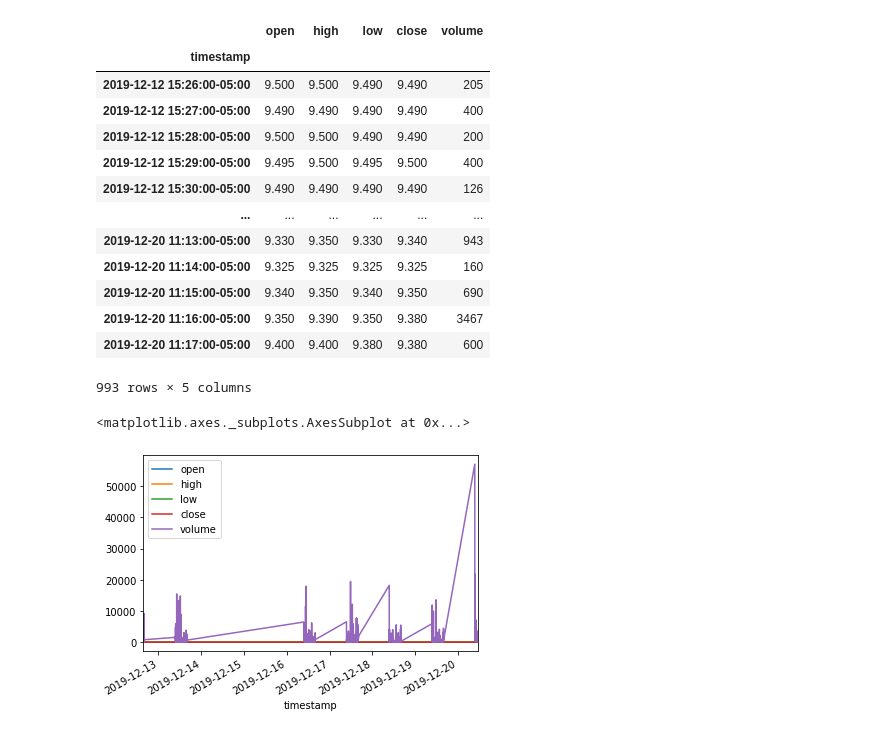
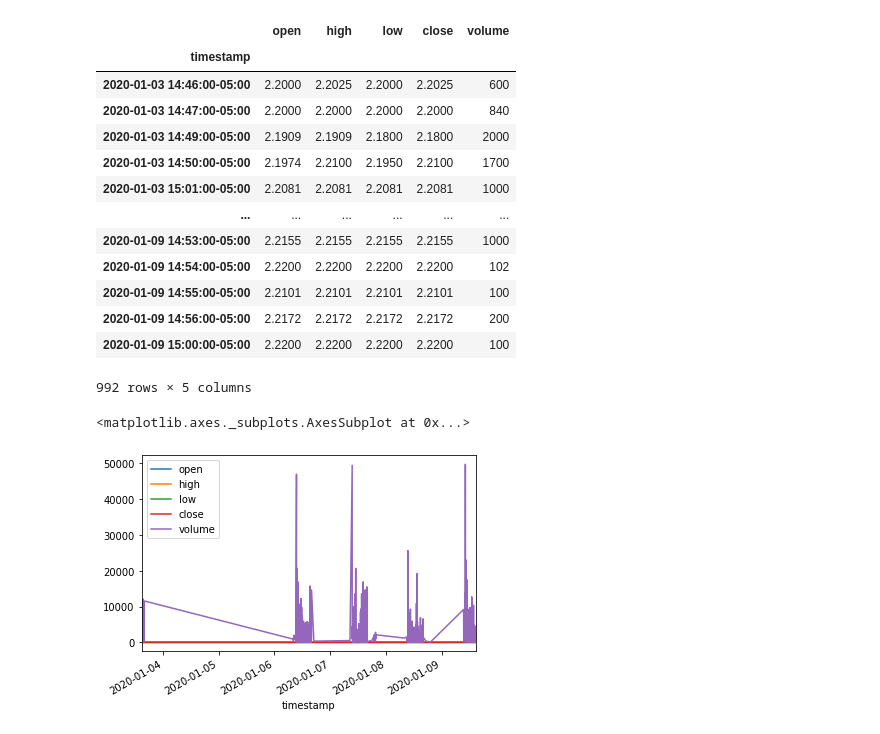
Before and after one commit to amor71/LiuAlgoTrader, a Jupyter notebook: macd buy signal.ipynb, the cells around one changed output. Cells and saved outputs as stored; diff of their text form; code cells hidden in the pictures.

```diff
--- a/macd buy signal.ipynb
+++ b/macd buy signal.ipynb
@@ -20,27 +20,27 @@ api = tradeapi.REST(
 session = requests.session()
 # %%
 minute_history = api.polygon.historic_agg_v2(
-    'OPTN', 1, 'minute', _from = date.today() - timedelta(days=10), to=date.today() + timedelta(days=1), limit=1000).df
+    'NLNK', 1, 'minute', _from = date.today() - timedelta(days=10), to=date.today() + timedelta(days=1), limit=1000).df
 # %%
-minute_history[:993]
+minute_history[:992]
 # %% [output]
 |  | open | high | low | close | volume |
 | timestamp |  |  |  |  |  |
-| 2019-12-12 15:26:00-05:00 | 9.500 | 9.500 | 9.490 | 9.490 | 205 |
-| 2019-12-12 15:27:00-05:00 | 9.490 | 9.490 | 9.490 | 9.490 | 400 |
-| 2019-12-12 15:28:00-05:00 | 9.500 | 9.500 | 9.490 | 9.490 | 200 |
-| 2019-12-12 15:29:00-05:00 | 9.495 | 9.500 | 9.495 | 9.500 | 400 |
-| 2019-12-12 15:30:00-05:00 | 9.490 | 9.490 | 9.490 | 9.490 | 126 |
+| 2020-01-03 14:46:00-05:00 | 2.2000 | 2.2025 | 2.2000 | 2.2025 | 600 |
+| 2020-01-03 14:47:00-05:00 | 2.2000 | 2.2000 | 2.2000 | 2.2000 | 840 |
+| 2020-01-03 14:49:00-05:00 | 2.1909 | 2.1909 | 2.1800 | 2.1800 | 2000 |
+| 2020-01-03 14:50:00-05:00 | 2.1974 | 2.2100 | 2.1950 | 2.2100 | 1700 |
+| 2020-01-03 15:01:00-05:00 | 2.2081 | 2.2081 | 2.2081 | 2.2081 | 1000 |
 | ... | ... | ... | ... | ... | ... |
-| 2019-12-20 11:13:00-05:00 | 9.330 | 9.350 | 9.330 | 9.340 | 943 |
-| 2019-12-20 11:14:00-05:00 | 9.325 | 9.325 | 9.325 | 9.325 | 160 |
-| 2019-12-20 11:15:00-05:00 | 9.340 | 9.350 | 9.340 | 9.350 | 690 |
-| 2019-12-20 11:16:00-05:00 | 9.350 | 9.390 | 9.350 | 9.380 | 3467 |
-| 2019-12-20 11:17:00-05:00 | 9.400 | 9.400 | 9.380 | 9.380 | 600 |
+| 2020-01-09 14:53:00-05:00 | 2.2155 | 2.2155 | 2.2155 | 2.2155 | 1000 |
+| 2020-01-09 14:54:00-05:00 | 2.2200 | 2.2200 | 2.2200 | 2.2200 | 102 |
+| 2020-01-09 14:55:00-05:00 | 2.2101 | 2.2101 | 2.2101 | 2.2101 | 100 |
+| 2020-01-09 14:56:00-05:00 | 2.2172 | 2.2172 | 2.2172 | 2.2172 | 200 |
+| 2020-01-09 15:00:00-05:00 | 2.2200 | 2.2200 | 2.2200 | 2.2200 | 100 |
-993 rows × 5 columns
+992 rows × 5 columns
 # %%
-minute_history[:993].plot.line()
+minute_history[:992].plot.line()
 # %% [output]
 <matplotlib.axes._subplots.AxesSubplot at 0x...>
-[figure, old version]
+[figure, new version]
 # %%
```
Also changed, not shown: parts of 13 cells of this notebook, 1 other file.
